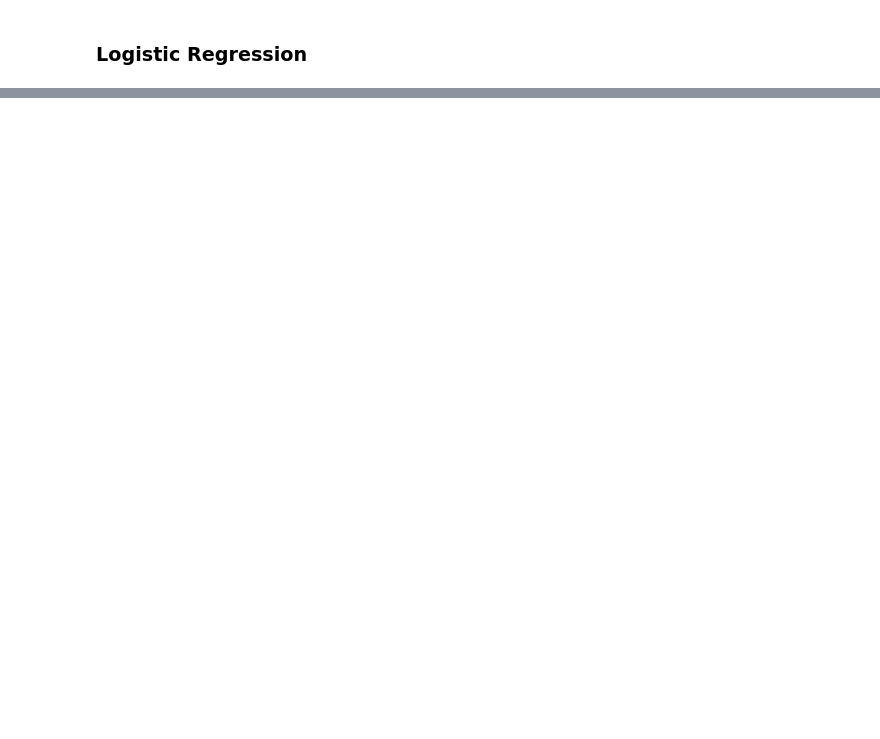
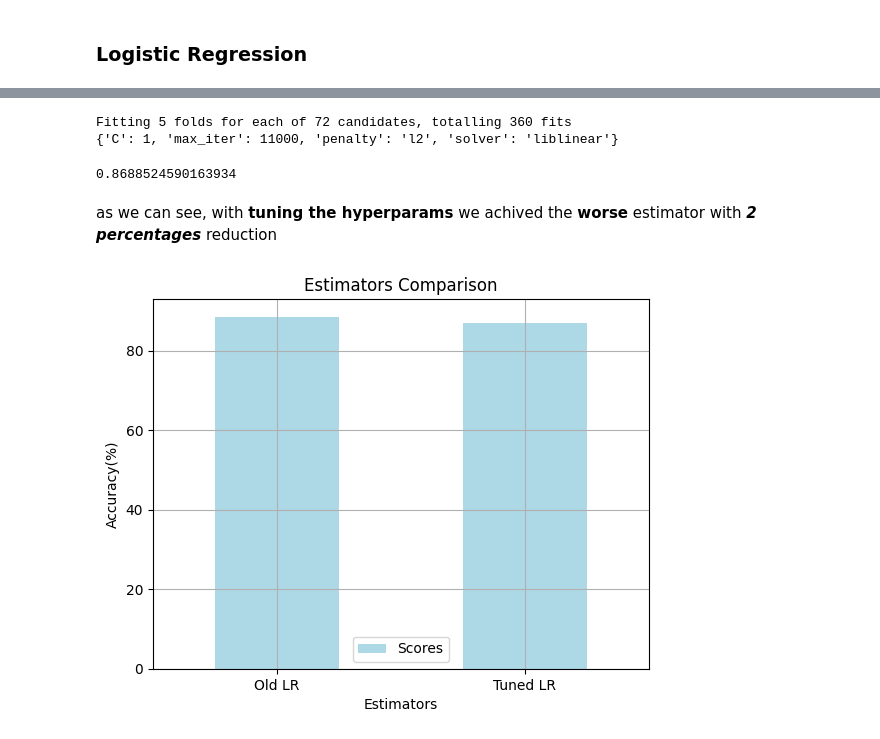
Before and after one commit to Hamid-Ba/heart-disease-project, a Jupyter notebook: Heart Disease Project.ipynb, the cells around one changed output, grey strips where cells are left out. Saved outputs shown, nothing was run; the diff lists cells and outputs as text; code cells hidden in the pictures; blank space fills up the shorter version.

Commit message:
Tuend Logistic Regression

```diff
--- a/Heart Disease Project.ipynb
+++ b/Heart Disease Project.ipynb
@@ -538,0 +552,30 @@ plot_estimators_comparison(rfc_scores_dict, "bar", "lightgreen")
+# %%
+lr_params = {
+    'penalty': ['l1', 'l2'],
+    'C': [0.001, 0.01, 0.1, 1, 10, 100],
+    'solver': ['liblinear', 'saga'],
+    'max_iter': [11000, 12000, 13000]
+}
+
+tuned_lr_score = tune_estimator(LogisticRegression(), lr_params, X_train, X_test, y_train, y_test, verbose=1)
+# %% [output]
+Fitting 5 folds for each of 72 candidates, totalling 360 fits
+{'C': 1, 'max_iter': 11000, 'penalty': 'l2', 'solver': 'liblinear'}
+# %%
+tuned_lr_score
+# %% [output]
+0.8688524590163934
+# %% [markdown]
+as we can see, with **tuning the hyperparams** we achived the **worse** estimator with ***2 percentages*** reduction
+# %%
+old_lr_score = rows[4]
+tuned_lr_score_percentage = np.round(tuned_lr_score * 100, 2)
+
+lr_scores_dict = {
+    "Old LR": old_lr_score,
+    "Tuned LR": tuned_lr_score_percentage
+}
+# %%
+plot_estimators_comparison(lr_scores_dict, "bar", "lightblue")
+# %% [output]
+[figure, added]
```
Also changed, not shown: parts of 6 cells of this notebook.
